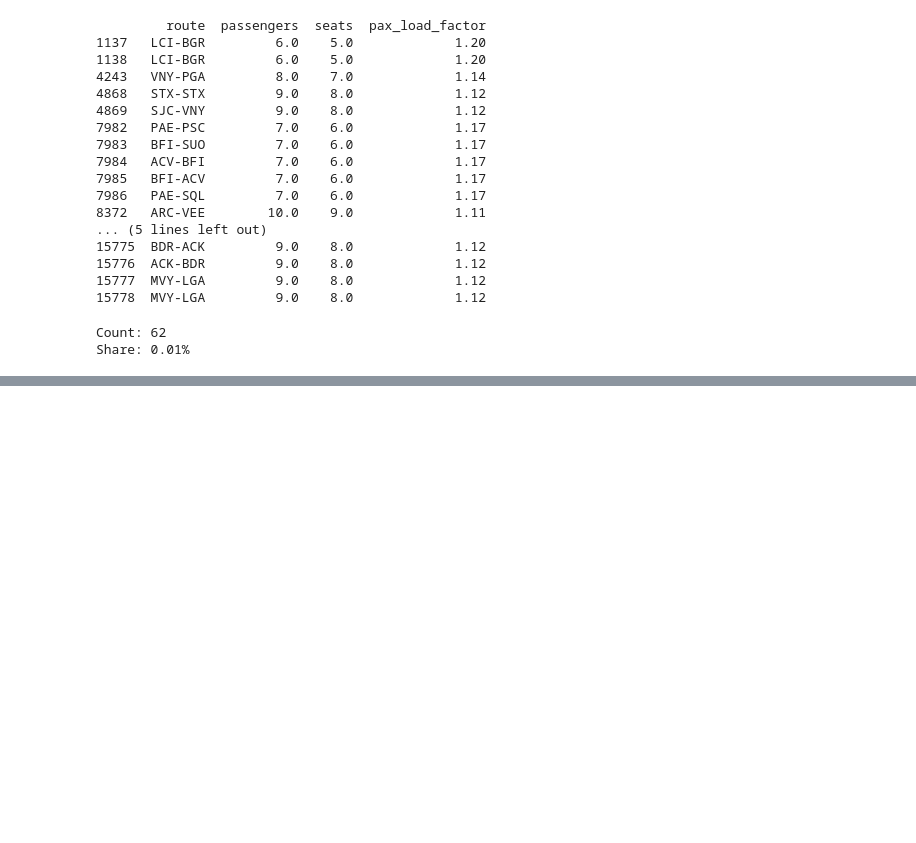
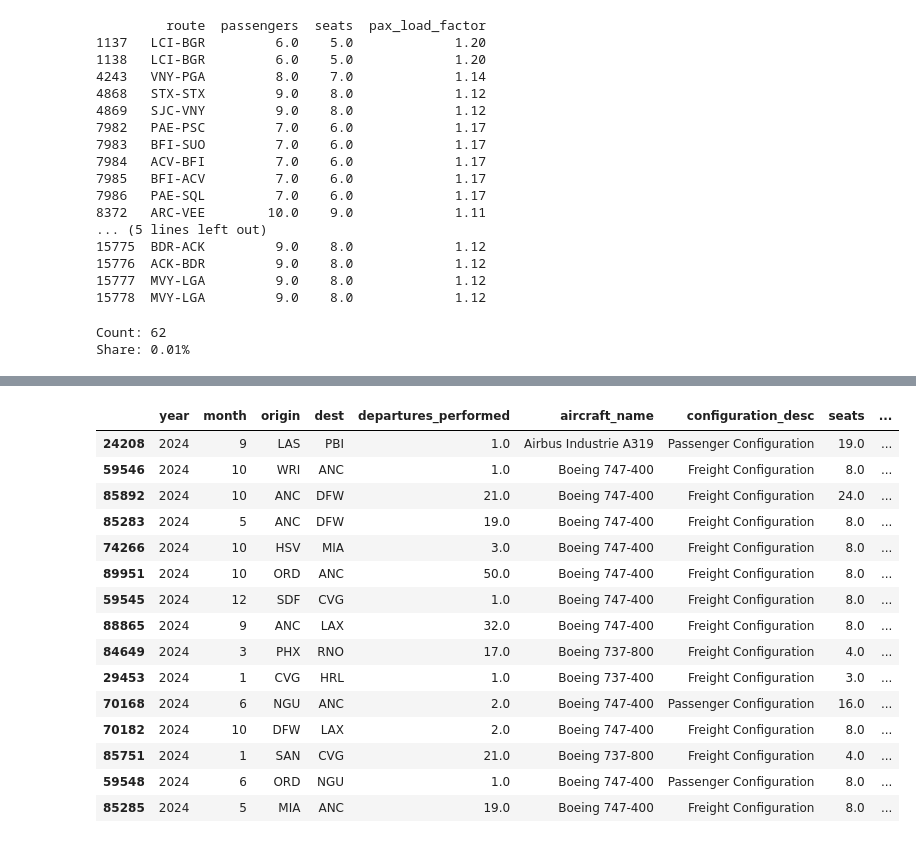
Before and after one commit to VerenaQu/passenger_load_prediction_project, a Jupyter notebook: notebooks/1_eda_and_cleaning.ipynb, the cells around one changed output, grey strips where cells are left out. Cells and saved outputs as stored; diff of their text form; code cells hidden in the pictures; blank space fills up the shorter version.

```diff
--- a/notebooks/eda_and_cleaning.ipynb
+++ b/notebooks/1_eda_and_cleaning.ipynb
@@ -583,0 +817,40 @@ Share: 0.01%
+# %%
+
+# Filter small aircraft again
+small_aircraft = data[(data["seats"] > 0) & (data["seats"] < 30)]
+
+# Check bigger aircrafts
+suspect_types = [
+    "Airbus Industrie A319",
+    "Airbus Industrie A320-100/200",
+    "A200-100 BD-500-1A10",
+    "Boeing 737-400",
+    "Boeing 737-700/700LR/Max 7",
+    "Boeing 737-800",
+    "Boeing 747-400"
+]
+
+# Filter rows with suspect aircraft types
+suspect = small_aircraft[
+    small_aircraft["aircraft_name"].isin(suspect_types)
+][["year","month","origin","dest","departures_performed","aircraft_name","configuration_desc","seats","avg_seats_per_flight","passengers","departures_performed"]]
+
+# Sample
+suspect.sample(15)
+# %% [output]
+|  | year | month | origin | dest | departures_performed | aircraft_name | configuration_desc | seats | ... |
+| 24208 | 2024 | 9 | LAS | PBI | 1.0 | Airbus Industrie A319 | Passenger Configuration | 19.0 | ... |
+| 59546 | 2024 | 10 | WRI | ANC | 1.0 | Boeing 747-400 | Freight Configuration | 8.0 | ... |
+| 85892 | 2024 | 10 | ANC | DFW | 21.0 | Boeing 747-400 | Freight Configuration | 24.0 | ... |
+| 85283 | 2024 | 5 | ANC | DFW | 19.0 | Boeing 747-400 | Freight Configuration | 8.0 | ... |
+| 74266 | 2024 | 10 | HSV | MIA | 3.0 | Boeing 747-400 | Freight Configuration | 8.0 | ... |
+| 89951 | 2024 | 10 | ORD | ANC | 50.0 | Boeing 747-400 | Freight Configuration | 8.0 | ... |
+| 59545 | 2024 | 12 | SDF | CVG | 1.0 | Boeing 747-400 | Freight Configuration | 8.0 | ... |
+| 88865 | 2024 | 9 | ANC | LAX | 32.0 | Boeing 747-400 | Freight Configuration | 8.0 | ... |
+| 84649 | 2024 | 3 | PHX | RNO | 17.0 | Boeing 737-800 | Freight Configuration | 4.0 | ... |
+| 29453 | 2024 | 1 | CVG | HRL | 1.0 | Boeing 737-400 | Freight Configuration | 3.0 | ... |
+| 70168 | 2024 | 6 | NGU | ANC | 2.0 | Boeing 747-400 | Passenger Configuration | 16.0 | ... |
+| 70182 | 2024 | 10 | DFW | LAX | 2.0 | Boeing 747-400 | Freight Configuration | 8.0 | ... |
+| 85751 | 2024 | 1 | SAN | CVG | 21.0 | Boeing 737-800 | Freight Configuration | 4.0 | ... |
+| 59548 | 2024 | 6 | ORD | NGU | 1.0 | Boeing 747-400 | Passenger Configuration | 8.0 | ... |
+| 85285 | 2024 | 5 | MIA | ANC | 19.0 | Boeing 747-400 | Freight Configuration | 8.0 | ... |
```
Also changed, not shown: parts of 37 cells of this notebook, 4 other files.
